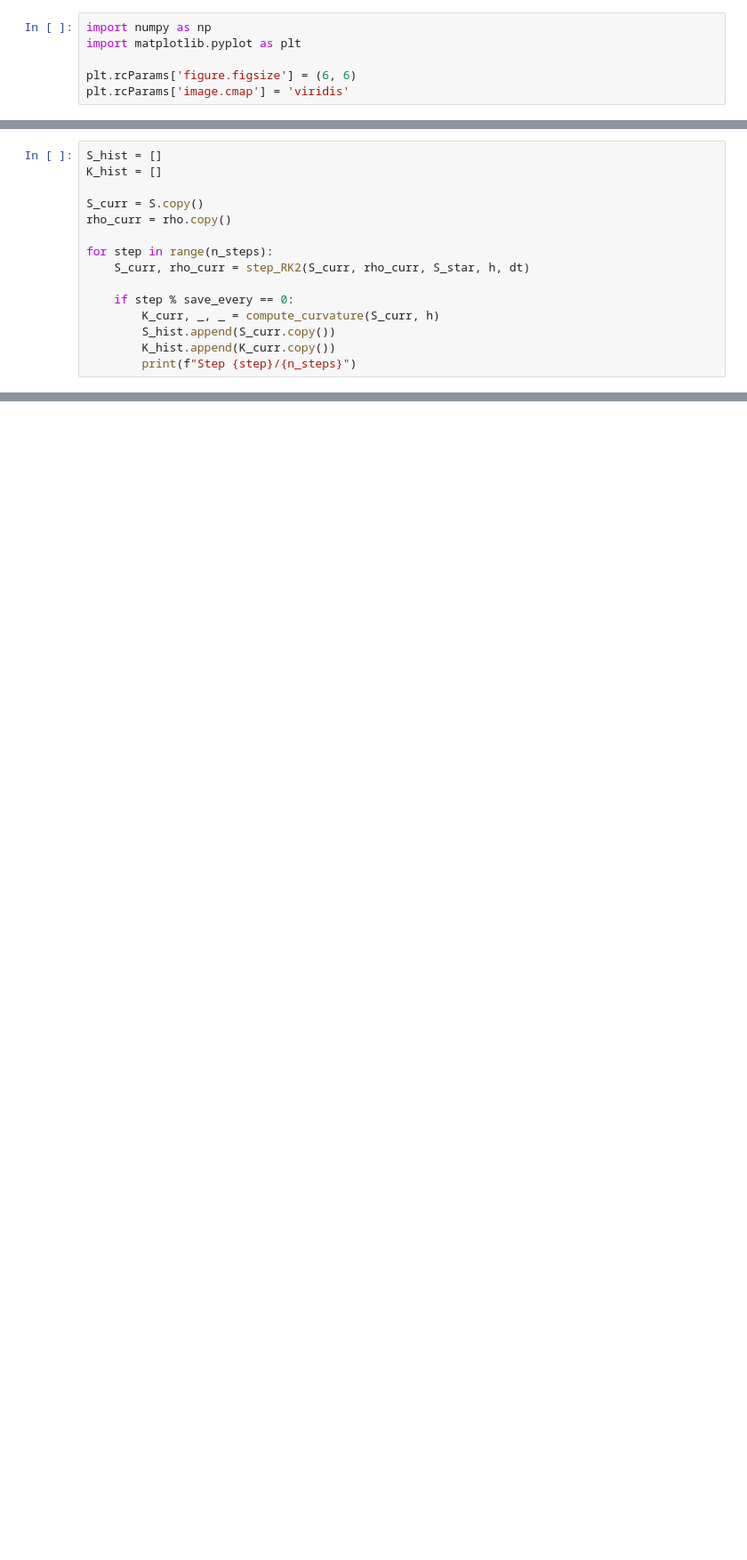
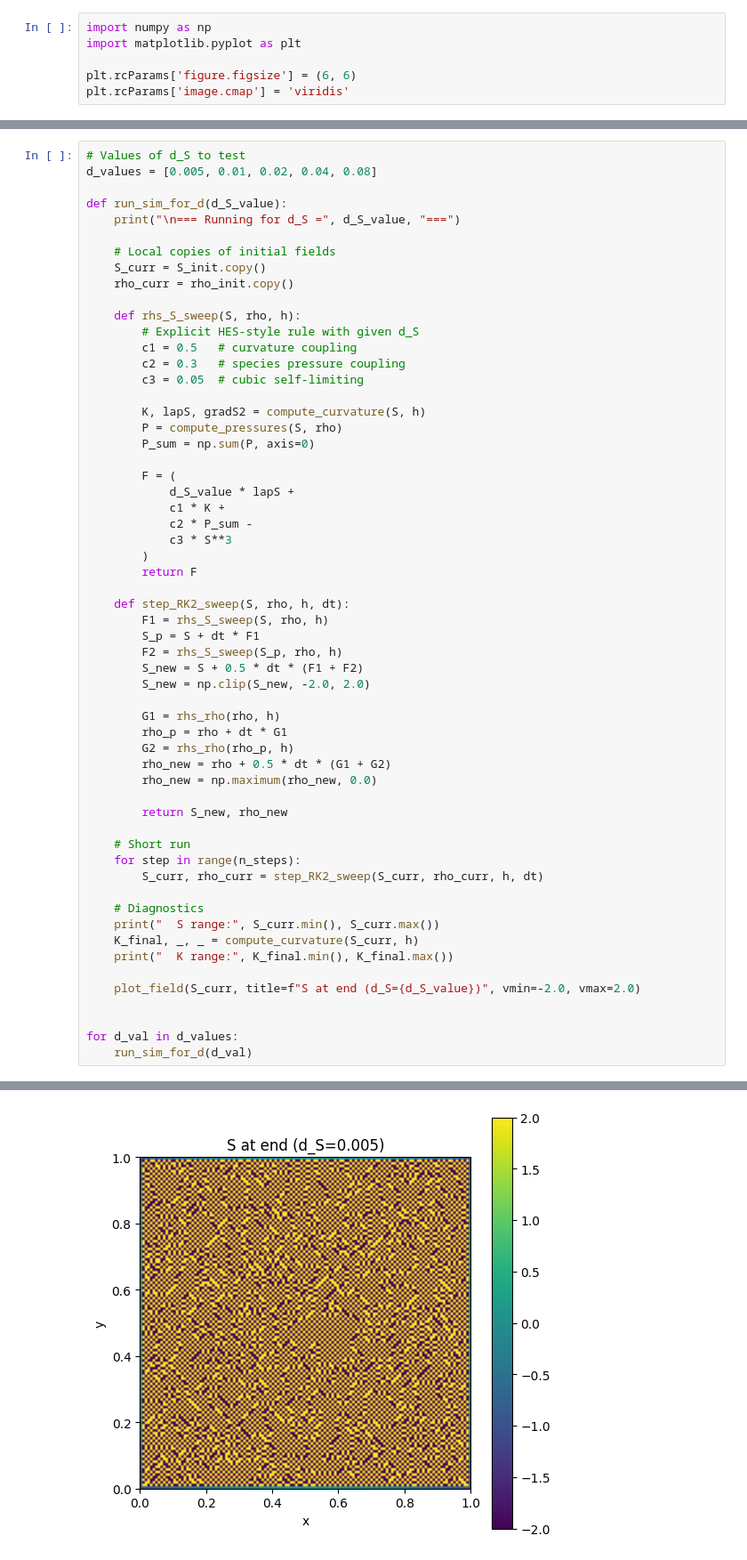
Before and after one commit to chrishg23-jpg/Community-Development-Framework, a Jupyter notebook: ESO002.ipynb, the cells around one changed output, grey strips where cells are left out. Shown at 89% size. Cells and saved outputs as stored; diff of their text form; blank space fills up the shorter version.

```diff
--- a/ESO002.ipynb
+++ b/ESO002.ipynb
@@ -176,15 +113,0 @@ def step_RK2(S, rho, S_star, h, dt):
-# %%
-S_hist = []
-K_hist = []
-
-S_curr = S.copy()
-rho_curr = rho.copy()
-
-for step in range(n_steps):
-    S_curr, rho_curr = step_RK2(S_curr, rho_curr, S_star, h, dt)
-
-    if step % save_every == 0:
-        K_curr, _, _ = compute_curvature(S_curr, h)
-        S_hist.append(S_curr.copy())
-        K_hist.append(K_curr.copy())
-        print(f"Step {step}/{n_steps}")
@@ -238,0 +124,59 @@ K range: -0.3774109457088767 0.8518848261437405
+# %%
+# Values of d_S to test
+d_values = [0.005, 0.01, 0.02, 0.04, 0.08]
+
+def run_sim_for_d(d_S_value):
+    print("\n=== Running for d_S =", d_S_value, "===")
+
+    # Local copies of initial fields
+    S_curr = S_init.copy()
+    rho_curr = rho_init.copy()
+
+    def rhs_S_sweep(S, rho, h):
+        # Explicit HES-style rule with given d_S
+        c1 = 0.5   # curvature coupling
+        c2 = 0.3   # species pressure coupling
+        c3 = 0.05  # cubic self-limiting
+
+        K, lapS, gradS2 = compute_curvature(S, h)
+        P = compute_pressures(S, rho)
+        P_sum = np.sum(P, axis=0)
+
+        F = (
+            d_S_value * lapS +
+            c1 * K +
+            c2 * P_sum -
+            c3 * S**3
+        )
+        return F
+
+    def step_RK2_sweep(S, rho, h, dt):
+        F1 = rhs_S_sweep(S, rho, h)
+        S_p = S + dt * F1
+        F2 = rhs_S_sweep(S_p, rho, h)
+        S_new = S + 0.5 * dt * (F1 + F2)
+        S_new = np.clip(S_new, -2.0, 2.0)
+
+        G1 = rhs_rho(rho, h)
+        rho_p = rho + dt * G1
+        G2 = rhs_rho(rho_p, h)
+        rho_new = rho + 0.5 * dt * (G1 + G2)
+        rho_new = np.maximum(rho_new, 0.0)
+
+        return S_new, rho_new
+
+    # Short run
+    for step in range(n_steps):
+        S_curr, rho_curr = step_RK2_sweep(S_curr, rho_curr, h, dt)
+
+    # Diagnostics
+    print("  S range:", S_curr.min(), S_curr.max())
+    K_final, _, _ = compute_curvature(S_curr, h)
+    print("  K range:", K_final.min(), K_final.max())
+
+    plot_field(S_curr, title=f"S at end (d_S={d_S_value})", vmin=-2.0, vmax=2.0)
+
+
+for d_val in d_values:
+    run_sim_for_d(d_val)
+# %% [output]
@@ -238,0 +186 @@ K range: -0.3774109457088767 0.8518848261437405
+[figure, added]
```
Also changed, not shown: parts of 14 cells of this notebook.
